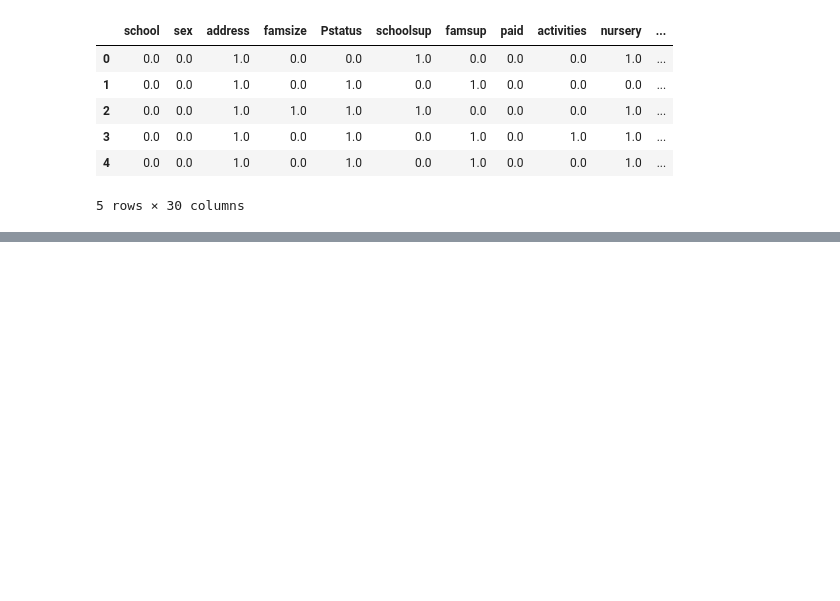
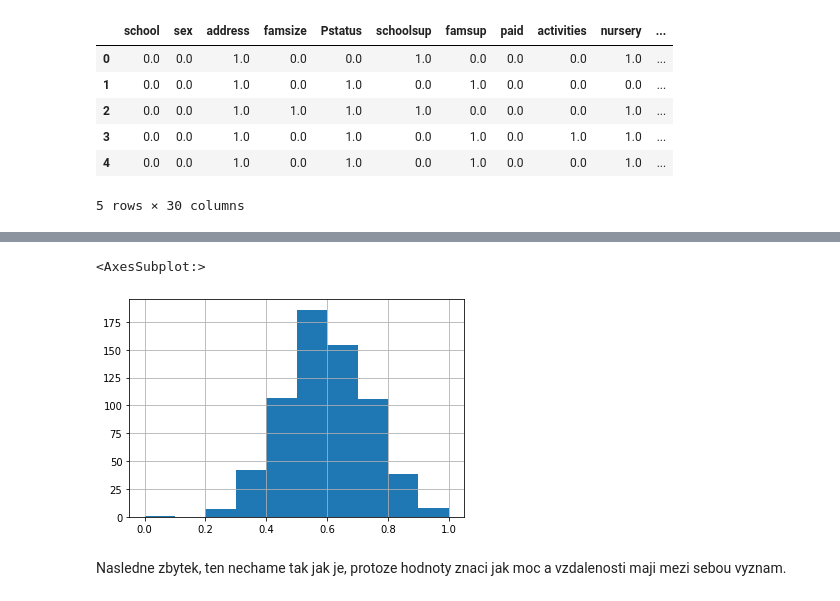
Before and after one commit to smidlma/zsu, a Jupyter notebook: project3/smi0116.ipynb, the cells around one changed output, grey strips where cells are left out. Drawn from its saved outputs; the diff is of its cells as text; code cells hidden in the pictures; blank space fills up the shorter version.

```diff
--- a/project3/smi0116.ipynb
+++ b/project3/smi0116.ipynb
@@ -190 +221,8 @@ Ted bude potreba dobre skalovat ciselna data
+# %%
+df_encoded.G1.hist()
+# %% [output]
+<AxesSubplot:>
+[figure, added]
+# %% [markdown]
+Nasledne zbytek, ten nechame tak jak je, protoze hodnoty znaci jak moc a vzdalenosti maji mezi sebou vyznam.
 # %%
```
Also changed, not shown: parts of 33 cells of this notebook, 1 other file.
